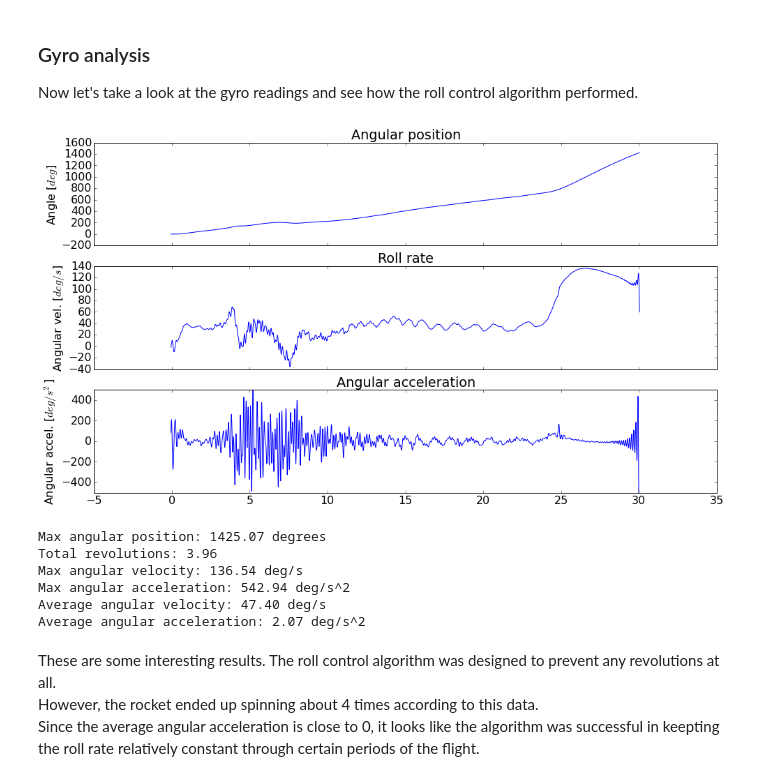
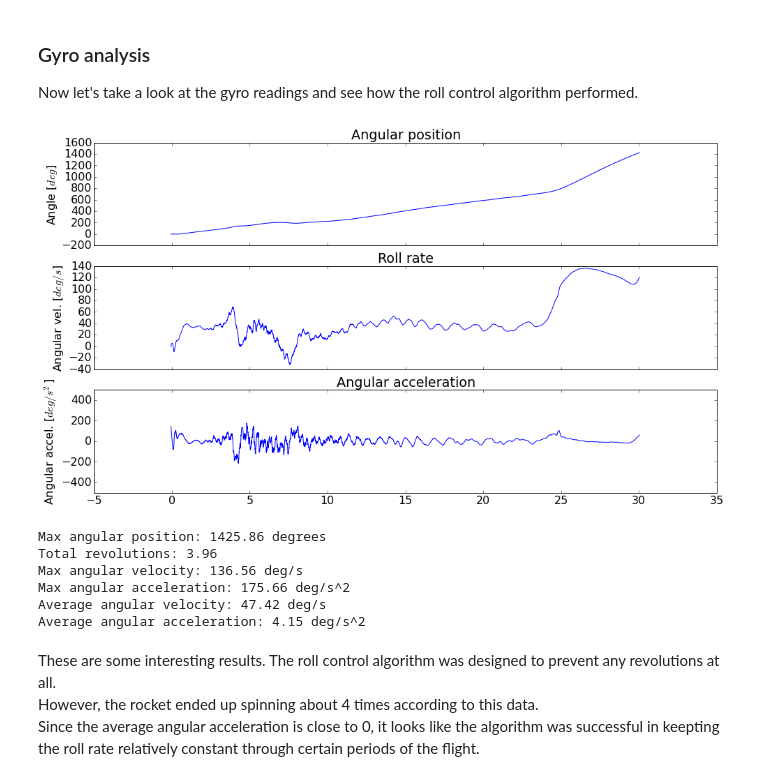
Before and after one commit to psas/Launch-12, a Jupyter notebook: data/rollanalysis_initial.ipynb, the cells around one changed output. Drawn from its saved outputs; the diff is of its cells as text; code cells hidden in the pictures.

Commit message:
savgol filter, beautiful

```diff
--- a/data/rollanalysis_initial.ipynb
+++ b/data/rollanalysis_initial.ipynb
@@ -132,69 +136,60 @@ Now let's take a look at the gyro readings and see how the roll control algorith
 # get rid of readings we don't care about
 gyro_x = gyro_x[3650:28125]
 
-# filter gyro readings with low pass
-sample_rate = 819.2  # Hz
-freq_cutoff = 7.5    # Hz
-filter_taps = 4096   # length of filter
+# filter gyro readings
+gyro_x_savgol = savgol_filter(gyro_x, 201, 2)
 
-# Finite Impulse response filter design using the window method
-window = firwin(numtaps=filter_taps, cutoff=freq_cutoff, nyq=sample_rate/2)
+# filter derivative of gyro readings
+angacc_savgol = savgol_filter(gyro_x, 201, 2, deriv=1, delta=1/819.2)
 
-# filter padding
-ang_vel_padded = np.concatenate((gyro_x, np.zeros(filter_taps/2)))
-
-# run it through a low pass filter
-ang_vel_filtered = lfilter(window, 1.0, ang_vel_padded)[filter_taps/2:]
-gyro_x = ang_vel_filtered
+# use those sexy filtered readings
+gyro_x = gyro_x_savgol
+ang_acc = angacc_savgol
 
 # integrate to get angular position
 ang = []
 for k in range(len(gyro_x)):
     if(k > 0):
         ang.append(simps(gyro_x[:k], time[:k]))
-
-# differentiating readings to get angular acceleration
-ang_acc = np.diff(gyro_x)
-ang_acc *= sample_rate
 
 # now let's observe the curves
 fig2, (ax3, ax4, ax5) = plt.subplots(nrows=3, sharex=True, figsize=(16,9))
 
 ax3.plot(time[1:], ang)
 ax3.set_title('Angular position')
 ax3.set_ylabel('Angle [$deg$]')
 
 ax4.plot(time, gyro_x)
 ax4.set_title('Roll rate')
 ax4.set_ylabel('Angular vel. [$deg/s$]')
 
-ax5.plot(time[1:], ang_acc)
+ax5.plot(time, ang_acc)
 ax5.set_title('Angular acceleration')
 ax5.set_ylabel('Angular accel. [$deg/s^2$]')
 ax5.set_ylim([-500, 500])
 
 plt.show()
 
 ang = np.array(ang)
 gyro_x = np.array(gyro_x)
 ang_acc = np.array(ang_acc)
 
 print 'Max angular position: %3.2f degrees' % ang.max()
 print 'Total revolutions: %3.2f' % (ang.max()/360.0)
 
 print 'Max angular velocity: %3.2f deg/s' % gyro_x.max()
 print 'Max angular acceleration: %3.2f deg/s^2' % ang_acc.max()
 
 print 'Average angular velocity: %3.2f deg/s' % gyro_x.mean()
 print 'Average angular acceleration: %3.2f deg/s^2' % ang_acc.mean()
 # %% [output]
-[figure, old version]
+[figure, new version]
-Max angular position: 1425.07 degrees
+Max angular position: 1425.86 degrees
 Total revolutions: 3.96
-Max angular velocity: 136.54 deg/s
-Max angular acceleration: 542.94 deg/s^2
-Average angular velocity: 47.40 deg/s
-Average angular acceleration: 2.07 deg/s^2
+Max angular velocity: 136.56 deg/s
+Max angular acceleration: 175.66 deg/s^2
+Average angular velocity: 47.42 deg/s
+Average angular acceleration: 4.15 deg/s^2
 # %% [markdown]
 
 These are some interesting results. The roll control algorithm was designed to prevent any revolutions at all.
```
Also changed, not shown: parts of 3 cells of this notebook.
